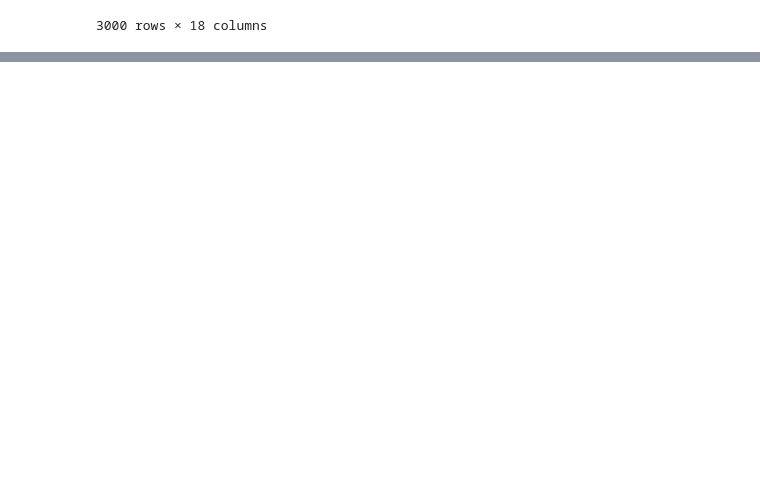
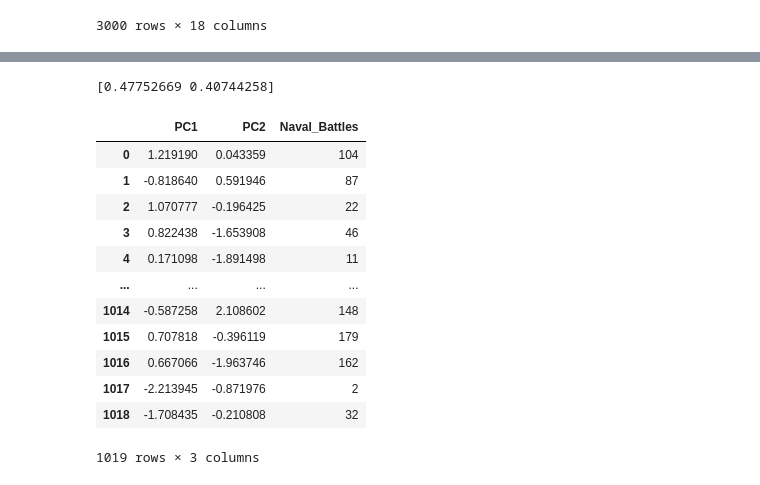
Before and after one commit to mariaachain/Aula2_Dados, a Jupyter notebook: aul3_Analise.ipynb, the cells around one changed output, grey strips where cells are left out. Saved outputs shown, nothing was run; the diff lists cells and outputs as text; code cells hidden in the pictures; blank space fills up the shorter version.

```diff
--- a/aul3_Analise.ipynb
+++ b/aul3_Analise.ipynb
@@ -269,0 +300,50 @@ df.to_excel('global_conflicts_dataset.xlsx', index=False)
+# %%
+from sklearn.decomposition import PCA
+import pandas as pd
+
+# seleciona só colunas numéricas relevantes
+X = df[[
+    'Year',
+    'Duration_Days',
+    'Military_Deaths_A',
+    'Military_Deaths_B',
+    'GDP_B_Billions',
+    'Air_Strikes'
+]]
+
+# PCA
+pca = PCA(n_components=2)
+X_pca = pca.fit_transform(X)
+
+# criar dataframe final
+dados = pd.DataFrame(X_pca, columns=['PC1', 'PC2'])
+dados['Naval_Battles'] = df['Naval_Battles'].values
+
+print(pca.explained_variance_ratio_)
+# %% [output]
+[0.47752669 0.40744258]
+# %%
+
+# normalizar
+dados_normalizados = pd.DataFrame(
+    scaler.fit_transform(dados.drop(columns=['Naval_Battles'])),
+    columns=dados.drop(columns=['Naval_Battles']).columns
+)
+
+# adicionar a variável de volta
+dados_normalizados['Naval_Battles'] = dados['Naval_Battles'].values
+dados_normalizados
+# %% [output]
+|  | PC1 | PC2 | Naval_Battles |
+| 0 | 1.219190 | 0.043359 | 104 |
+| 1 | -0.818640 | 0.591946 | 87 |
+| 2 | 1.070777 | -0.196425 | 22 |
+| 3 | 0.822438 | -1.653908 | 46 |
+| 4 | 0.171098 | -1.891498 | 11 |
+| ... | ... | ... | ... |
+| 1014 | -0.587258 | 2.108602 | 148 |
+| 1015 | 0.707818 | -0.396119 | 179 |
+| 1016 | 0.667066 | -1.963746 | 162 |
+| 1017 | -2.213945 | -0.871976 | 2 |
+| 1018 | -1.708435 | -0.210808 | 32 |
+1019 rows × 3 columns
```
Also changed, not shown: parts of 17 cells of this notebook, 2 other files.
